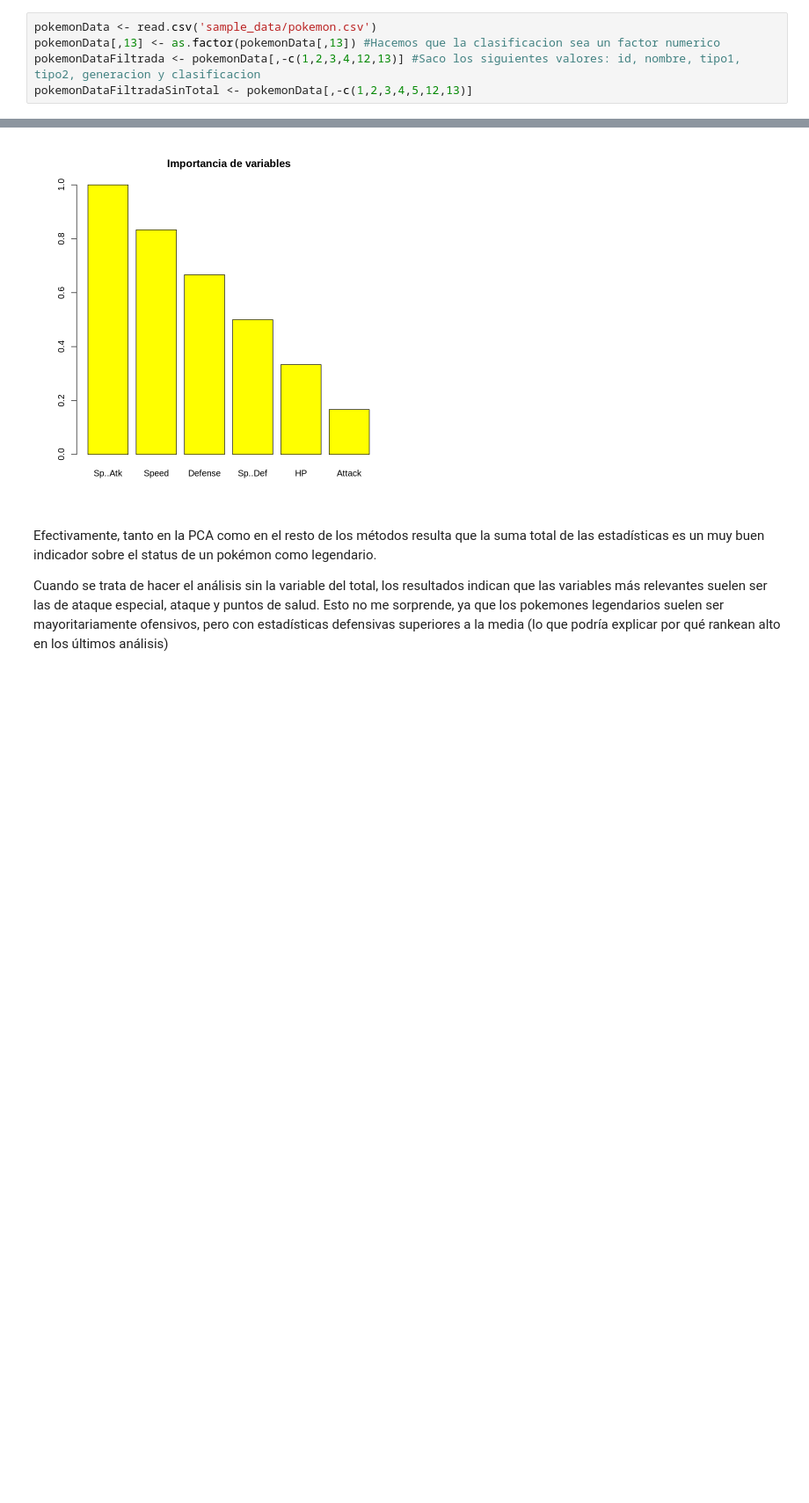
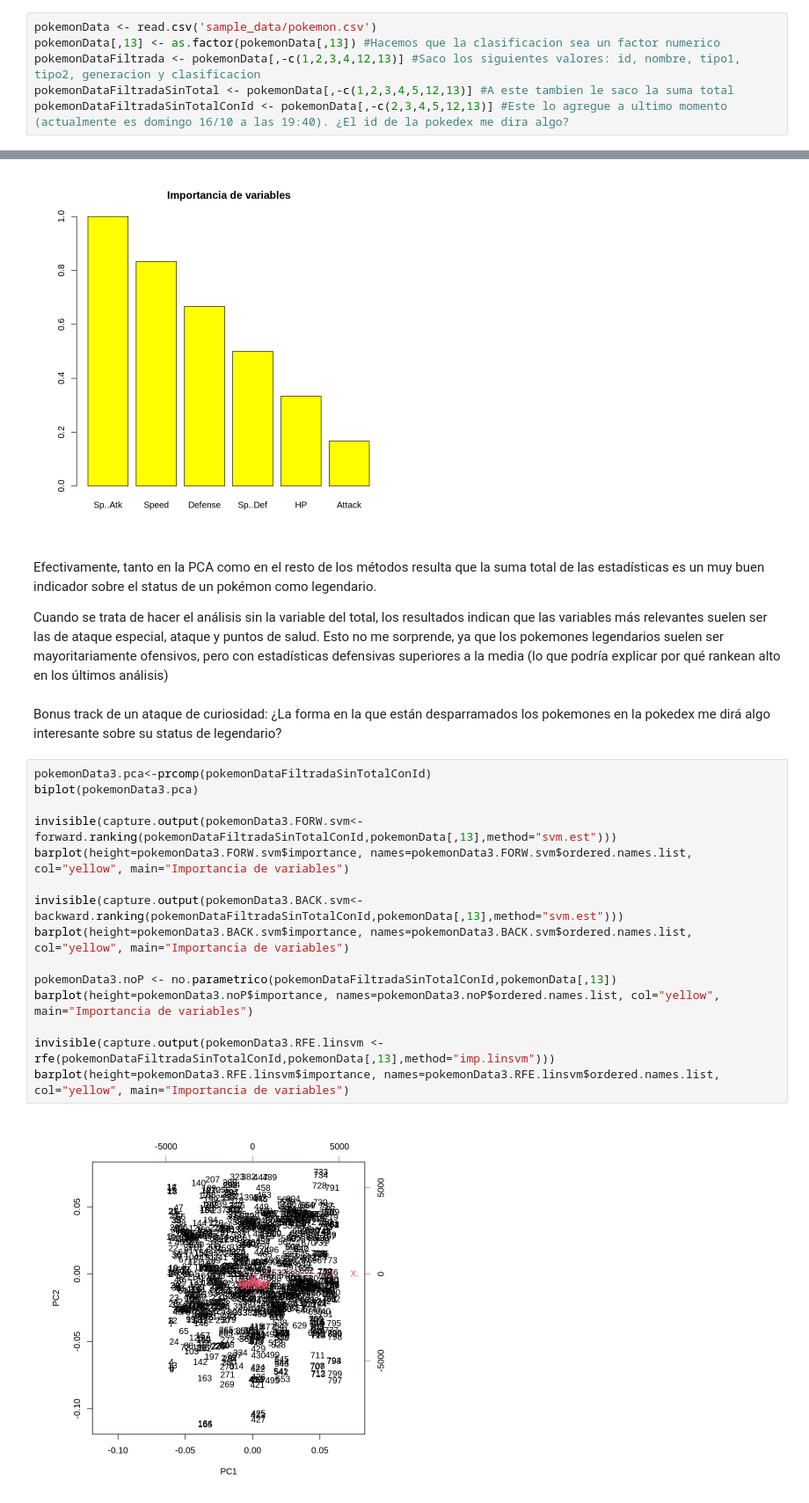
Before and after one commit to AgustinGurvich/TMD, a Jupyter notebook: TMD_TP2.ipynb, the cells around one changed output, grey strips where cells are left out. Shown at 88% size. Saved outputs shown, nothing was run; the diff lists cells and outputs as text; blank space fills up the shorter version.

```diff
--- a/TMD_TP2.ipynb
+++ b/TMD_TP2.ipynb
@@ -645,7 +663,8 @@ Por eso armo dos datasets: Uno sin numero de pokedex, nombre, tipo primario, tip
 pokemonData <- read.csv('sample_data/pokemon.csv')
 pokemonData[,13] <- as.factor(pokemonData[,13]) #Hacemos que la clasificacion sea un factor numerico
 pokemonDataFiltrada <- pokemonData[,-c(1,2,3,4,12,13)] #Saco los siguientes valores: id, nombre, tipo1, tipo2, generacion y clasificacion
-pokemonDataFiltradaSinTotal <- pokemonData[,-c(1,2,3,4,5,12,13)]
+pokemonDataFiltradaSinTotal <- pokemonData[,-c(1,2,3,4,5,12,13)] #A este tambien le saco la suma total
+pokemonDataFiltradaSinTotalConId <- pokemonData[,-c(2,3,4,5,12,13)] #Este lo agregue a ultimo momento (actualmente es domingo 16/10 a las 19:40). ¿El id de la pokedex me dira algo?
 # %%
 pokemonData.pca<-prcomp(pokemonDataFiltrada)
 pokemonData2.pca<-prcomp(pokemonDataFiltradaSinTotal)
@@ -701,3 +719,22 @@ barplot(height=pokemonData2.RFE.linsvm$importance, names=pokemonData2.RFE.linsvm
 Efectivamente, tanto en la PCA como en el resto de los métodos resulta que la suma total de las estadísticas es un muy buen indicador sobre el status de un pokémon como legendario.
 
 Cuando se trata de hacer el análisis sin la variable del total, los resultados indican que las variables más relevantes suelen ser las de ataque especial, ataque y puntos de salud. Esto no me sorprende, ya que los pokemones legendarios suelen ser mayoritariamente ofensivos, pero con estadísticas defensivas superiores a la media (lo que podría explicar por qué rankean alto en los últimos análisis)
+# %% [markdown]
+Bonus track de un ataque de curiosidad: ¿La forma en la que están desparramados los pokemones en la pokedex me dirá algo interesante sobre su status de legendario?
+# %%
+pokemonData3.pca<-prcomp(pokemonDataFiltradaSinTotalConId)
+biplot(pokemonData3.pca)
+
+invisible(capture.output(pokemonData3.FORW.svm<-forward.ranking(pokemonDataFiltradaSinTotalConId,pokemonData[,13],method="svm.est")))
+barplot(height=pokemonData3.FORW.svm$importance, names=pokemonData3.FORW.svm$ordered.names.list, col="yellow", main="Importancia de variables")
+
+invisible(capture.output(pokemonData3.BACK.svm<-backward.ranking(pokemonDataFiltradaSinTotalConId,pokemonData[,13],method="svm.est")))
+barplot(height=pokemonData3.BACK.svm$importance, names=pokemonData3.BACK.svm$ordered.names.list, col="yellow", main="Importancia de variables")
+
+pokemonData3.noP <- no.parametrico(pokemonDataFiltradaSinTotalConId,pokemonData[,13])
+barplot(height=pokemonData3.noP$importance, names=pokemonData3.noP$ordered.names.list, col="yellow", main="Importancia de variables")
+
+invisible(capture.output(pokemonData3.RFE.linsvm <- rfe(pokemonDataFiltradaSinTotalConId,pokemonData[,13],method="imp.linsvm")))
+barplot(height=pokemonData3.RFE.linsvm$importance, names=pokemonData3.RFE.linsvm$ordered.names.list, col="yellow", main="Importancia de variables")
+# %% [output]
+[figure, added]
```
Also changed, not shown: parts of 8 cells of this notebook.
